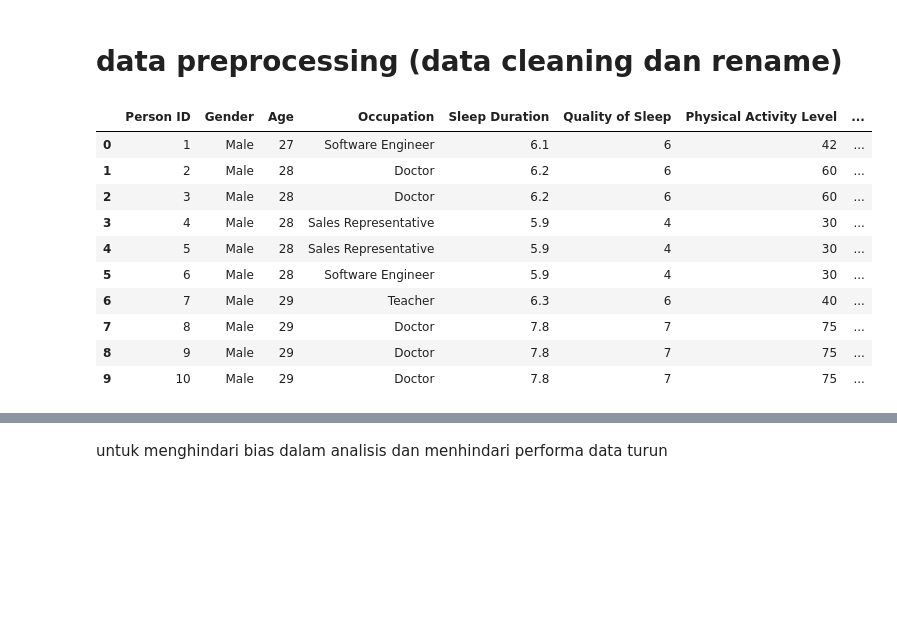
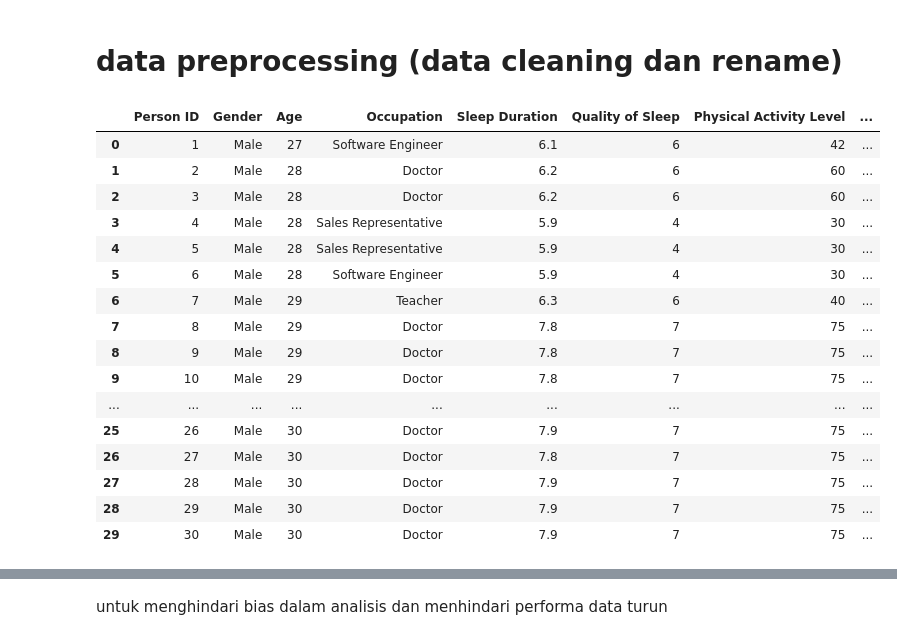
Before and after one commit to tobiokagae/GROUP-4-PROJECT-DMML24, a Jupyter notebook: BackEnd/models/Data_Processing.ipynb, the cells around one changed output, grey strips where cells are left out. Drawn from its saved outputs; the diff is of its cells as text; code cells hidden in the pictures; blank space fills up the shorter version.

```diff
--- a/BackEnd/models/Data_Processing.ipynb
+++ b/BackEnd/models/Data_Processing.ipynb
@@ -6,19 +6,25 @@ import pandas as pd
 # Load dataset
 data = pd.read_csv('../data/Sleep_health_and_lifestyle_dataset.csv')
 # %%
-data.head(10)
+data.head(30)
 # %% [output]
 |  | Person ID | Gender | Age | Occupation | Sleep Duration | Quality of Sleep | Physical Activity Level | ... |
 | 0 | 1 | Male | 27 | Software Engineer | 6.1 | 6 | 42 | ... |
 | 1 | 2 | Male | 28 | Doctor | 6.2 | 6 | 60 | ... |
 | 2 | 3 | Male | 28 | Doctor | 6.2 | 6 | 60 | ... |
 | 3 | 4 | Male | 28 | Sales Representative | 5.9 | 4 | 30 | ... |
 | 4 | 5 | Male | 28 | Sales Representative | 5.9 | 4 | 30 | ... |
 | 5 | 6 | Male | 28 | Software Engineer | 5.9 | 4 | 30 | ... |
 | 6 | 7 | Male | 29 | Teacher | 6.3 | 6 | 40 | ... |
 | 7 | 8 | Male | 29 | Doctor | 7.8 | 7 | 75 | ... |
 | 8 | 9 | Male | 29 | Doctor | 7.8 | 7 | 75 | ... |
 | 9 | 10 | Male | 29 | Doctor | 7.8 | 7 | 75 | ... |
+| ... | ... | ... | ... | ... | ... | ... | ... | ... |
+| 25 | 26 | Male | 30 | Doctor | 7.9 | 7 | 75 | ... |
+| 26 | 27 | Male | 30 | Doctor | 7.8 | 7 | 75 | ... |
+| 27 | 28 | Male | 30 | Doctor | 7.9 | 7 | 75 | ... |
+| 28 | 29 | Male | 30 | Doctor | 7.9 | 7 | 75 | ... |
+| 29 | 30 | Male | 30 | Doctor | 7.9 | 7 | 75 | ... |
 # %%
 # melihat tipa data setiap kolom
 data.dtypes
```
Also changed, not shown: parts of 25 cells of this notebook, 3 other files.
